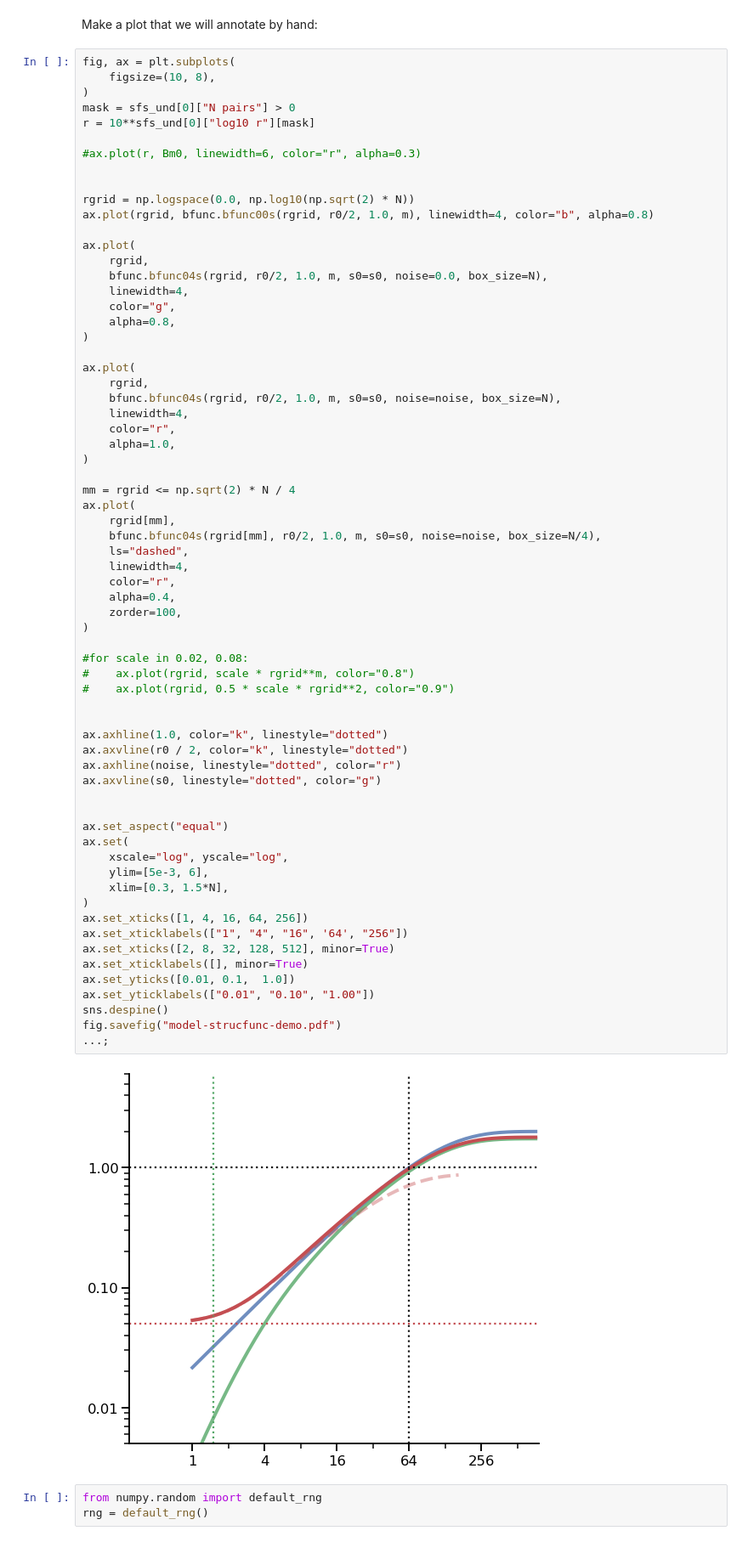
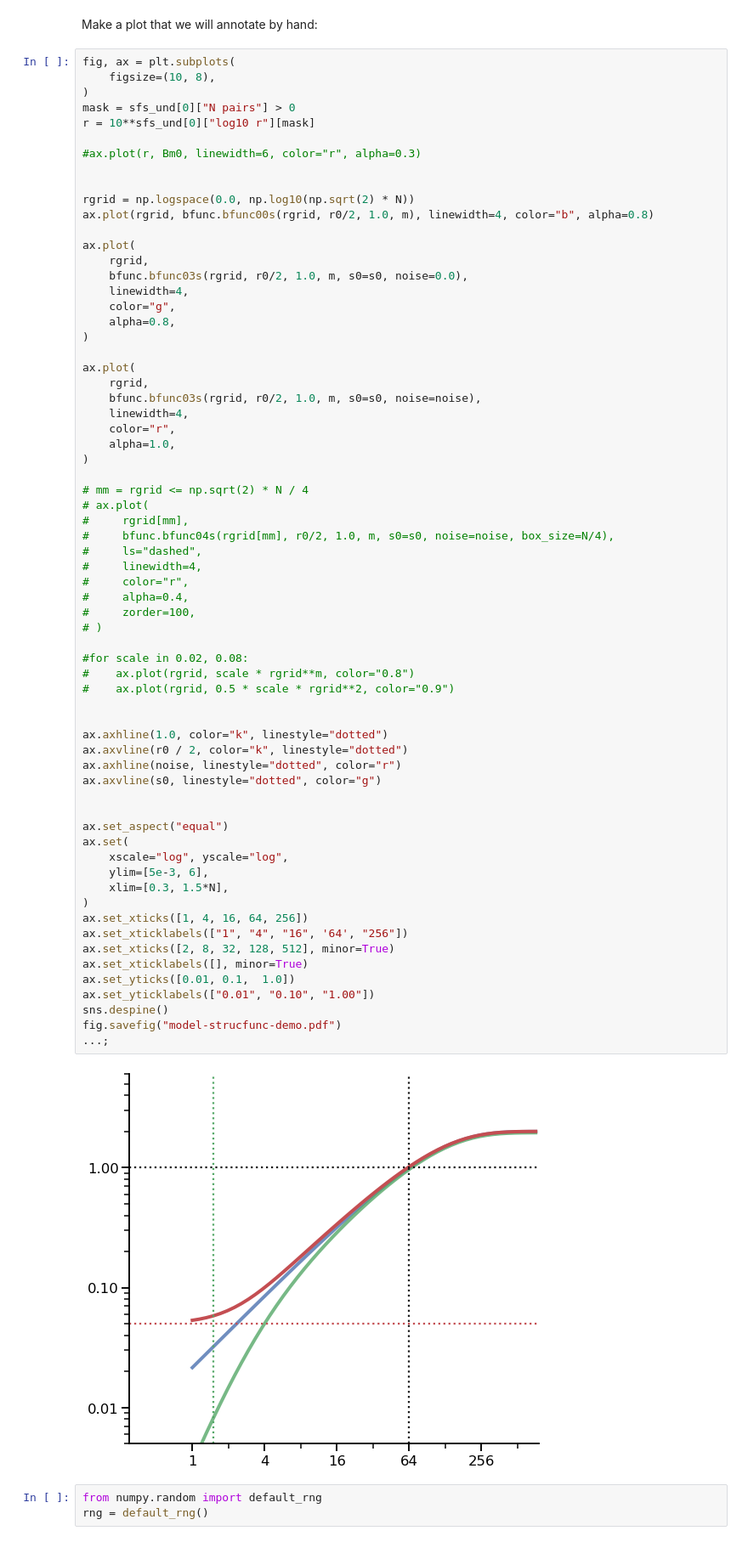
Before and after one commit to will-henney/mariano-velocity-statistics, a Jupyter notebook: fake-maps-complete.ipynb, the cells around one changed output. Shown at 85% size. Saved outputs shown, nothing was run; the diff lists cells and outputs as text.

Commit message:
Simplify the model strucfunc figure
No longer include the finite box effect

```diff
--- a/fake-maps-complete.ipynb
+++ b/fake-maps-complete.ipynb
@@ -336,7 +336,7 @@ ax.plot(rgrid, bfunc.bfunc00s(rgrid, r0/2, 1.0, m), linewidth=4, color="b", alph
 
 ax.plot(
     rgrid,
-    bfunc.bfunc04s(rgrid, r0/2, 1.0, m, s0=s0, noise=0.0, box_size=N),
+    bfunc.bfunc03s(rgrid, r0/2, 1.0, m, s0=s0, noise=0.0),
     linewidth=4,
     color="g",
     alpha=0.8,
@@ -344,51 +344,51 @@ ax.plot(
 
 ax.plot(
     rgrid,
-    bfunc.bfunc04s(rgrid, r0/2, 1.0, m, s0=s0, noise=noise, box_size=N),
+    bfunc.bfunc03s(rgrid, r0/2, 1.0, m, s0=s0, noise=noise),
     linewidth=4,
     color="r",
     alpha=1.0,
 )
 
-mm = rgrid <= np.sqrt(2) * N / 4
-ax.plot(
-    rgrid[mm],
-    bfunc.bfunc04s(rgrid[mm], r0/2, 1.0, m, s0=s0, noise=noise, box_size=N/4),
-    ls="dashed",
-    linewidth=4,
-    color="r",
-    alpha=0.4,
-    zorder=100,
-)
+# mm = rgrid <= np.sqrt(2) * N / 4
+# ax.plot(
+#     rgrid[mm],
+#     bfunc.bfunc04s(rgrid[mm], r0/2, 1.0, m, s0=s0, noise=noise, box_size=N/4),
+#     ls="dashed",
+#     linewidth=4,
+#     color="r",
+#     alpha=0.4,
+#     zorder=100,
+# )
 
 #for scale in 0.02, 0.08:
 #    ax.plot(rgrid, scale * rgrid**m, color="0.8")
 #    ax.plot(rgrid, 0.5 * scale * rgrid**2, color="0.9")
 
 
 ax.axhline(1.0, color="k", linestyle="dotted")
 ax.axvline(r0 / 2, color="k", linestyle="dotted")
 ax.axhline(noise, linestyle="dotted", color="r")
 ax.axvline(s0, linestyle="dotted", color="g")
 
 
 ax.set_aspect("equal")
 ax.set(
     xscale="log", yscale="log",
     ylim=[5e-3, 6],
     xlim=[0.3, 1.5*N],
 )
 ax.set_xticks([1, 4, 16, 64, 256])
 ax.set_xticklabels(["1", "4", "16", '64', "256"])
 ax.set_xticks([2, 8, 32, 128, 512], minor=True)
 ax.set_xticklabels([], minor=True)
 ax.set_yticks([0.01, 0.1,  1.0])
 ax.set_yticklabels(["0.01", "0.10", "1.00"])
 sns.despine()
 fig.savefig("model-strucfunc-demo.pdf")
 ...;
 # %% [output]
-[figure, old version]
+[figure, new version]
 # %%
 from numpy.random import default_rng
 rng = default_rng()
```
Also changed, not shown: 15 other files.
